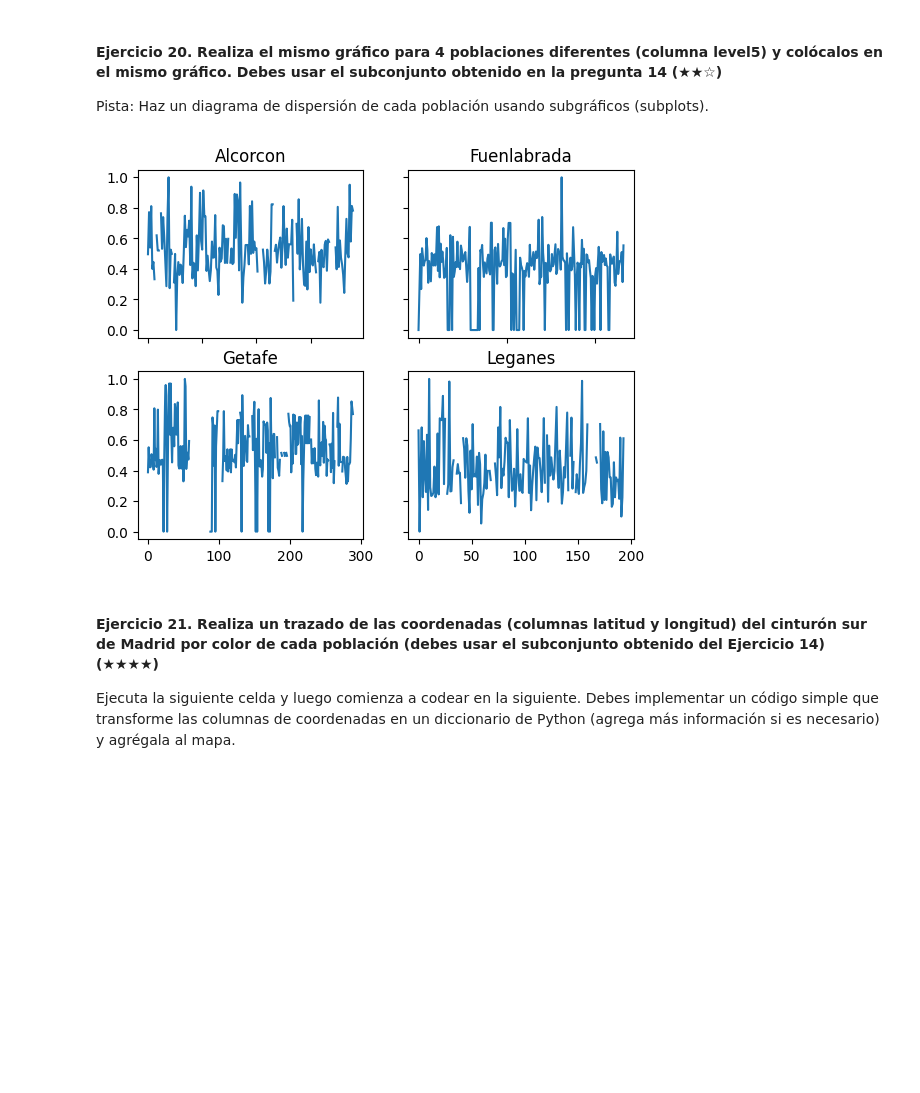
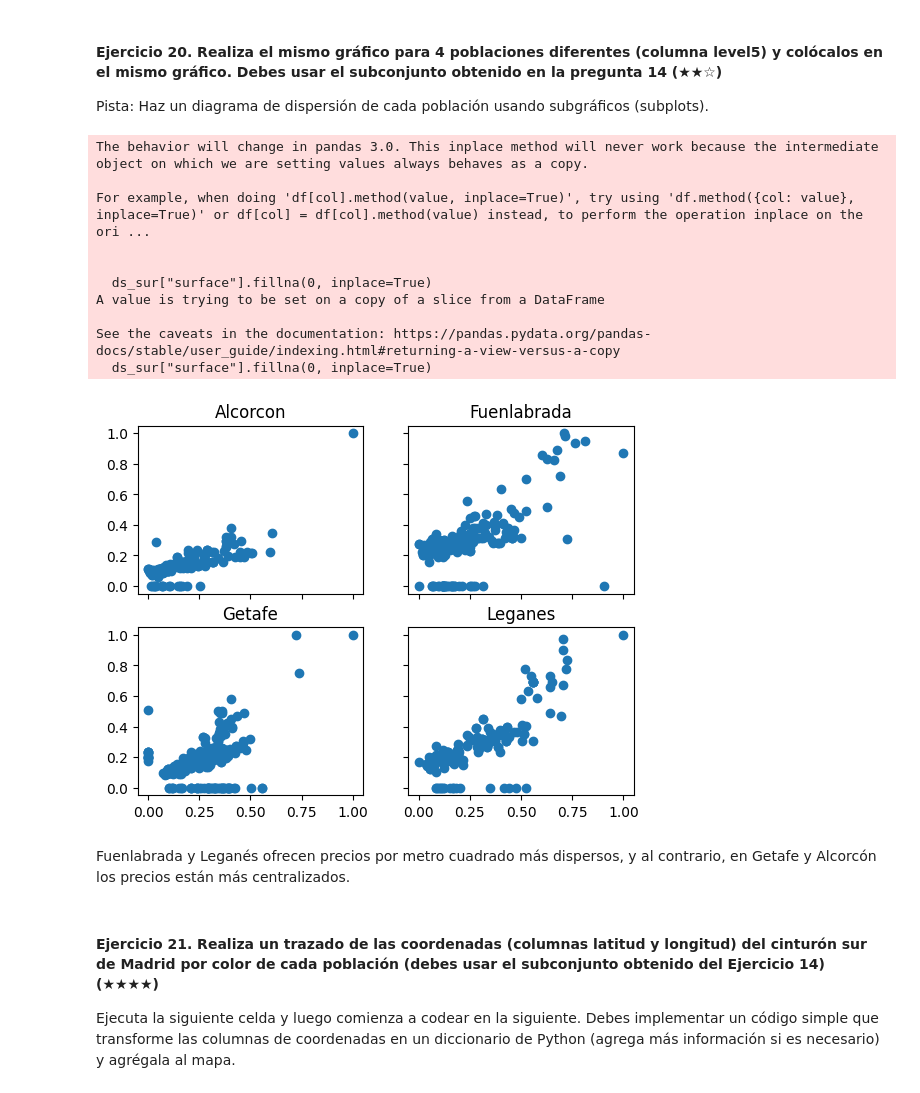
Before and after one commit to 4GeeksAcademy/salvador_romero_realestate-datacleanup-exercise, a Jupyter notebook: project.es.ipynb, the cells around one changed output. Saved outputs shown, nothing was run; the diff lists cells and outputs as text; code cells hidden in the pictures; blank space fills up the shorter version.

```diff
--- a/project.es.ipynb
+++ b/project.es.ipynb
@@ -310,14 +318,11 @@ Una conclusión de estas gráficas es que en Getafe y Alcorcón los preios de la
 Pista: Crea una nueva columna llamada `pps` (price per square en inglés) y luego analiza los valores
 # %%
 # TODO
-# Getafe
-pps_get = ds_sur.loc[ds_sur["level5"]=="Getafe"]["price"] / ds_sur.loc[ds_sur["level5"]=="Getafe"]["surface"]
-# Alcorcon
-pps_alc = ds_sur.loc[ds_sur["level5"]=="Alcorcón"]["price"] / ds_sur.loc[ds_sur["level5"]=="Alcorcón"]["surface"]
 
+ds_sur["pps"]=ds_sur["price"]/ds_sur["surface"]
 fig,(ax1,ax2) = plt.subplots(1,2)
-ax1.plot(normalizar(pps_get))
+ax1.hist(normalizar(ds_sur.loc[ds_sur["level5"]=="Getafe"]["pps"]))
 ax1.set_title("Getafe")
-ax2.plot(normalizar(pps_alc))
+ax2.hist(normalizar(ds_sur.loc[ds_sur["level5"]=="Alcorcón"]["pps"]))
 ax2.set_title("Alcorcón")
 # %% [output]
@@ -328,29 +340,36 @@ Text(0.5, 1.0, 'Alcorcón')
 Pista: Haz un diagrama de dispersión de cada población usando subgráficos (subplots).
 # %%
 # TODO
-# Getafe
-pps_get = ds_sur.loc[ds_sur["level5"]=="Getafe"]["price"] / ds_sur.loc[ds_sur["level5"]=="Getafe"]["surface"]
-# Alcorcon
-pps_alc = ds_sur.loc[ds_sur["level5"]=="Alcorcón"]["price"] / ds_sur.loc[ds_sur["level5"]=="Alcorcón"]["surface"]
-# Fuenlabrada
-pps_fuen = ds_sur.loc[ds_sur["level5"]=="Fuenlabrada"]["price"] / ds_sur.loc[ds_sur["level5"]=="Fuenlabrada"]["surface"]
-pps_fuen.fillna(0, inplace=True)
-# Leganes
-pps_leg = ds_sur.loc[ds_sur["level5"]=="Leganés"]["price"] / ds_sur.loc[ds_sur["level5"]=="Leganés"]["surface"]
 
 fig,axs = plt.subplots(2,2)
-axs[0,0].plot(normalizar(pps_alc))
+axs[0,0].scatter(normalizar(ds_sur.loc[ds_sur["level5"]=="Alcorcón"]["price"]),normalizar(ds_sur.loc[ds_sur["level5"]=="Alcorcón"]["surface"]))
 axs[0,0].set_title("Alcorcon")
-axs[0,1].plot(normalizar(pps_fuen))
+ds_sur["surface"].fillna(0, inplace=True)
+axs[0,1].scatter(normalizar(ds_sur.loc[ds_sur["level5"]=="Fuenlabrada"]["price"]),normalizar(ds_sur.loc[ds_sur["level5"]=="Fuenlabrada"]["surface"]))
 axs[0,1].set_title("Fuenlabrada")
-axs[1,0].plot(normalizar(pps_get))
+
+axs[1,0].scatter(normalizar(ds_sur.loc[ds_sur["level5"]=="Getafe"]["price"]),normalizar(ds_sur.loc[ds_sur["level5"]=="Getafe"]["surface"]))
 axs[1,0].set_title("Getafe")
-axs[1,1].plot(normalizar(pps_leg))
+
+axs[1,1].scatter(normalizar(ds_sur.loc[ds_sur["level5"]=="Leganés"]["price"]),normalizar(ds_sur.loc[ds_sur["level5"]=="Leganés"]["surface"]))
 axs[1,1].set_title("Leganes")
+
 for ax in axs.flat:
     ax.label_outer()
 # %% [output]
+The behavior will change in pandas 3.0. This inplace method will never work because the intermediate object on which we are setting values always behaves as a copy.
+
+For example, when doing 'df[col].method(value, inplace=True)', try using 'df.method({col: value}, inplace=True)' or df[col] = df[col].method(value) instead, to perform the operation inplace on the ori ...
+
+
+  ds_sur["surface"].fillna(0, inplace=True)
+A value is trying to be set on a copy of a slice from a DataFrame
+
+See the caveats in the documentation: https://pandas.pydata.org/pandas-docs/stable/user_guide/indexing.html#returning-a-view-versus-a-copy
+  ds_sur["surface"].fillna(0, inplace=True)
-[figure, old version]
+[figure, new version]
+# %% [markdown]
+Fuenlabrada y Leganés ofrecen precios por metro cuadrado más dispersos, y al contrario, en Getafe y Alcorcón los precios están más centralizados.
 # %% [markdown]
 #### Ejercicio 21. Realiza un trazado de las coordenadas (columnas latitud y longitud) del cinturón sur de Madrid por color de cada población (debes usar el subconjunto obtenido del Ejercicio 14) (★★★★)
 
```
Also changed, not shown: parts of 9 cells of this notebook.
